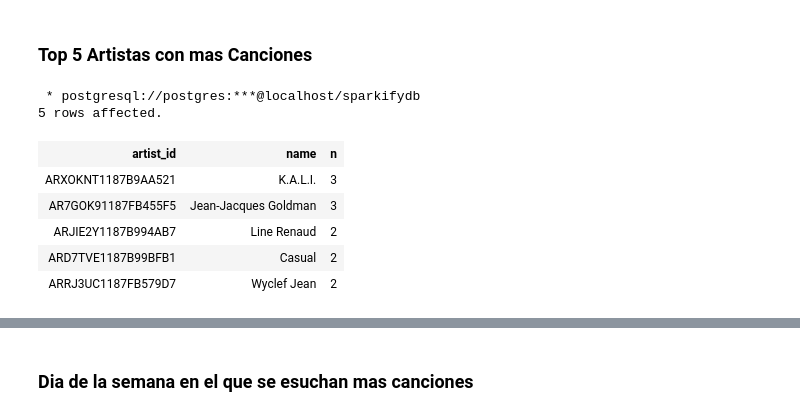
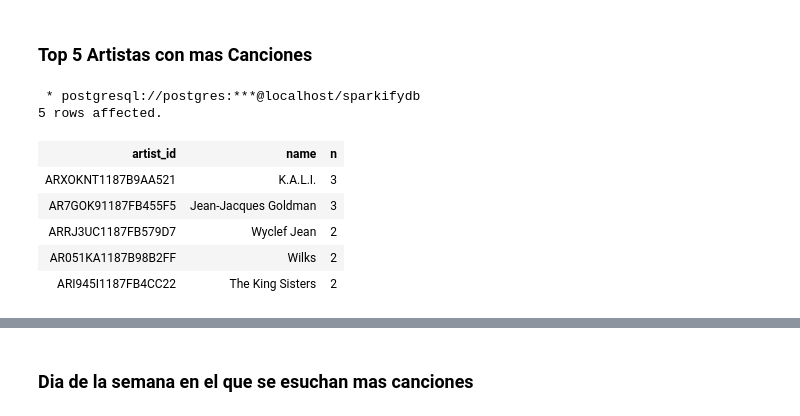
Before and after one commit to jcardona1983/proyecto_dep18, a Jupyter notebook: Data_analisis.ipynb, the cells around one changed output, grey strips where cells are left out. Drawn from its saved outputs; the diff is of its cells as text; code cells hidden in the pictures.

```diff
--- a/Data_analisis.ipynb
+++ b/Data_analisis.ipynb
@@ -11,19 +20,19 @@
 # %%
 %%sql
 SELECT a.artist_id,
        a.name,
        count(s.song_id) n
 FROM songs s
      INNER JOIN artists a ON (s.artist_id = a.artist_id)
 GROUP BY 1,2
-ORDER BY 3 DESC
+ORDER BY 3 DESC,2 DESC
 limit 5;
 # %% [output]
  * postgresql://postgres:***@localhost/sparkifydb
 5 rows affected.
 | artist_id | name | n |
 | ARXOKNT1187B9AA521 | K.A.L.I. | 3 |
 | AR7GOK91187FB455F5 | Jean-Jacques Goldman | 3 |
-| ARJIE2Y1187B994AB7 | Line Renaud | 2 |
-| ARD7TVE1187B99BFB1 | Casual | 2 |
 | ARRJ3UC1187FB579D7 | Wyclef Jean | 2 |
+| AR051KA1187B98B2FF | Wilks | 2 |
+| ARI945I1187FB4CC22 | The King Sisters | 2 |
```
Also changed, not shown: parts of 13 cells of this notebook, 1 other file.
